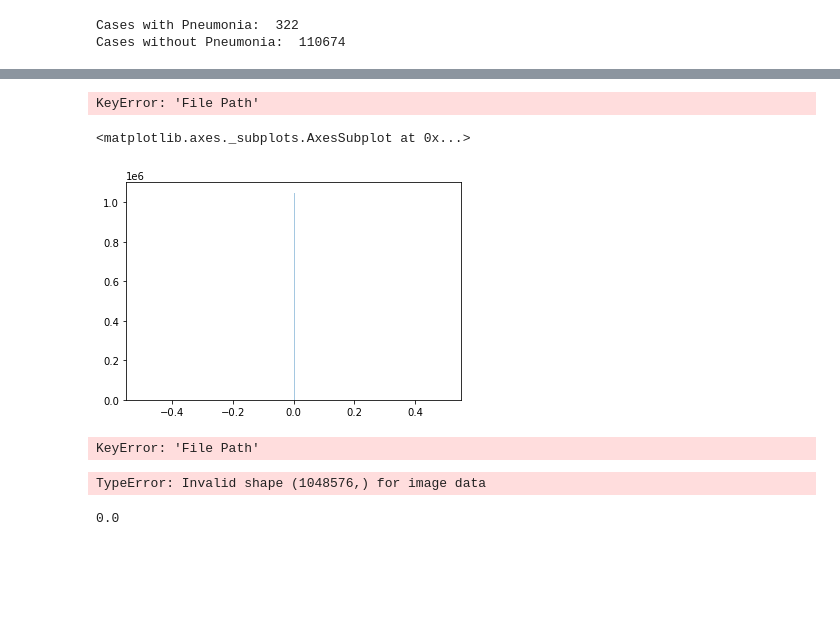
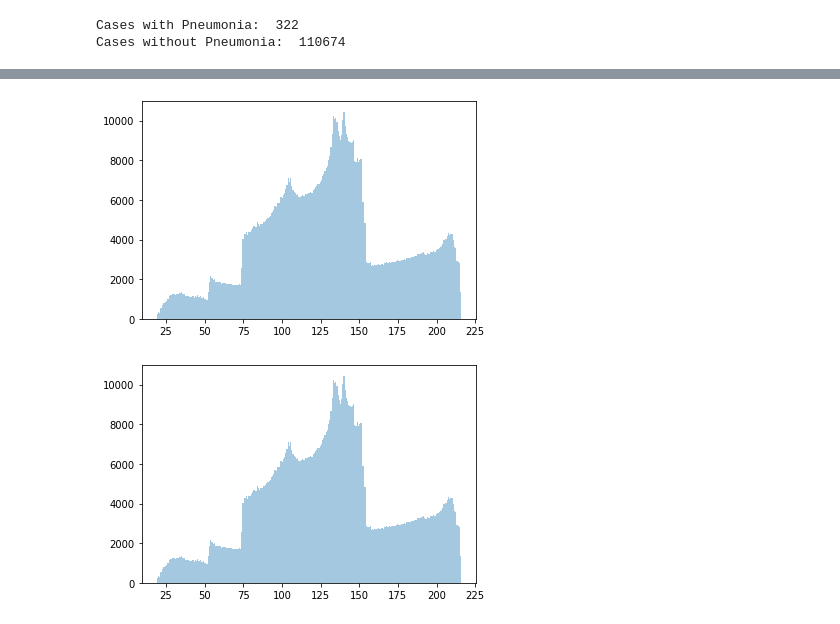
Before and after one commit to kshptl/Pneumonia-Detection, a Jupyter notebook: EDA.ipynb, the cells around one changed output, grey strips where cells are left out. Cells and saved outputs as stored; diff of their text form; code cells hidden in the pictures; blank space fills up the shorter version.

```diff
--- a/EDA.ipynb
+++ b/EDA.ipynb
@@ -161,37 +177,21 @@ for dirpath,_,filenames in os.walk(d):
             paths_list.append(os.path.abspath(os.path.join(dirpath, f)))
 
 data_sample["File Path"] = [image for image in paths_list if image[-16:] in data_sample["Image Index"].values]
-# %%
-img = np.zeros(1024*1024)
-
-for path in data_sample["File Path"]:
-    img += imageio.imread(path, pilmode="L").ravel()
-# %% [output]
-KeyError: 'File Path'
-# %%
-# Intensity distribution of the sample data
-sns.distplot(img, bins=256,kde=False)
-# %% [output]
-<matplotlib.axes._subplots.AxesSubplot at 0x...>
-[figure, removed]
 # %%
 # Intensity for lungs with No Finding
-no_finding_data = data_sample[data_sample["Finding Labels"].str.match("No Finding")]
-img = np.zeros(1024*1024)
-for path in no_finding_data["File Path"]:
-    img += imageio.imread(path, pilmode="L").ravel()
-img /= len(no_finding_data)
-img = img.reshape((1024,1024))
+def label_distribution(label):
+    no_finding_data = data_sample[data_sample["Finding Labels"].str.match("No Finding")]
+    img = np.zeros(1024*1024)
+    for path in no_finding_data["File Path"]:
+        img += imageio.imread(path, pilmode="L").ravel()
+    img /= len(no_finding_data)
+    img = img.reshape((1024,1024))
+    sns.distplot(img.ravel(), bins=256,kde=False)
+label_distribution("No Finding")
 # %% [output]
-KeyError: 'File Path'
+[figure, added]
-# %%
-fig, ax = plt.subplots(1,2)
-ax = ax.ravel()
-sns.distplot(img.ravel(), bins=256,kde=False, ax=ax[0])
-plt.imshow(img)
-# %% [output]
-TypeError: Invalid shape (1048576,) for image data
-# %%
-img.max()
-# %% [output]
-0.0
+# %%
+#Intensities for lungs with Pneumonia
+label_distribution("Pneumonia")
+# %% [output]
+[figure, added]
```
Also changed, not shown: parts of 7 cells of this notebook, 2 other files.
